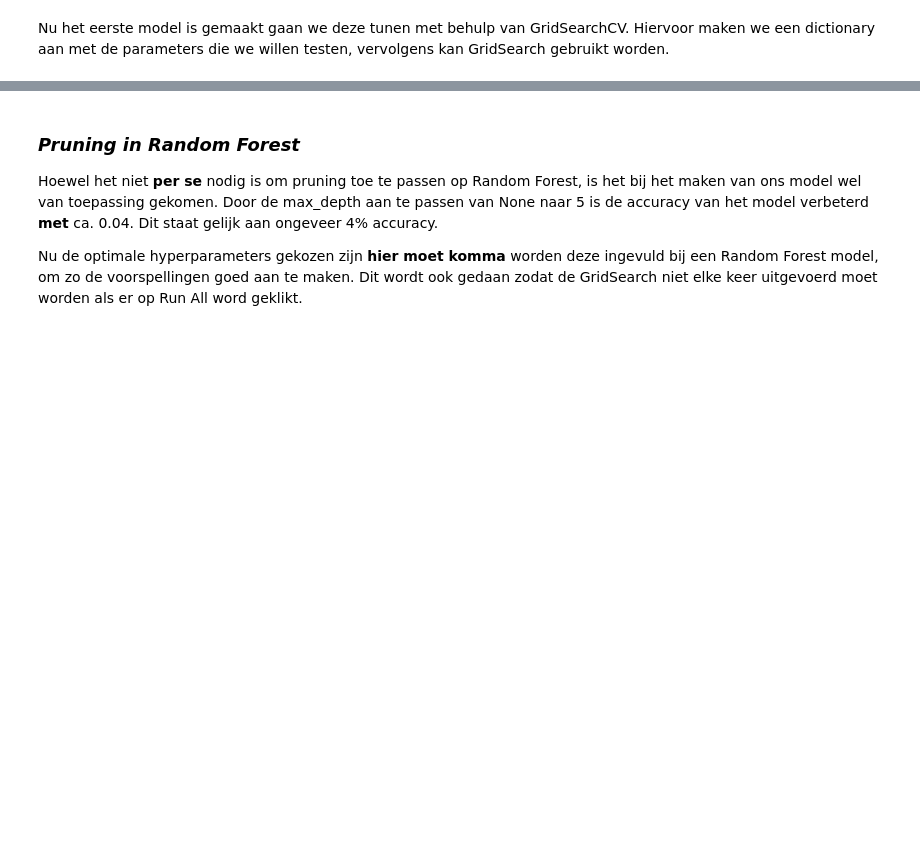
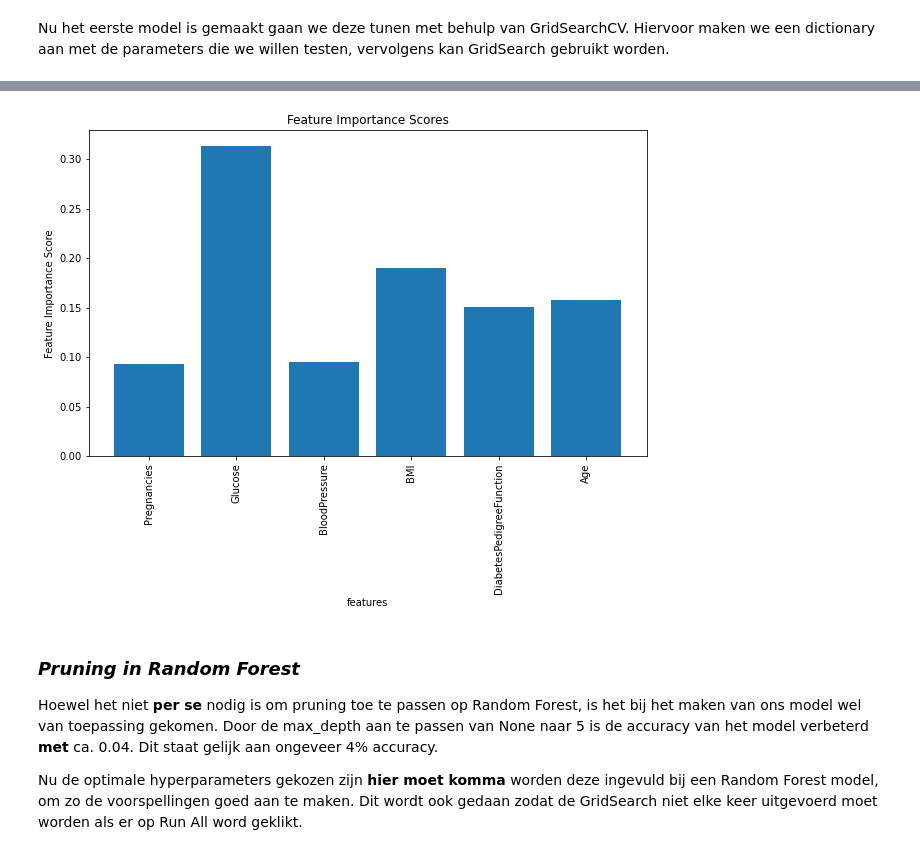
Before and after one commit to BJHeemskerk/MachineLearning, a Jupyter notebook: Goede_isa.ipynb, the cells around one changed output, grey strips where cells are left out. Drawn from its saved outputs; the diff is of its cells as text; code cells hidden in the pictures; blank space fills up the shorter version.

```diff
--- a/Goede_isa.ipynb
+++ b/Goede_isa.ipynb
@@ -782,3 +800,28 @@ KeyboardInterrupt
+# %%
+from sklearn.ensemble import RandomForestClassifier
+import matplotlib.pyplot as plt
+
+# Laad je gegevens en verdeel deze in functies (X) en doelvariabele (y)
+
+# Creëer en pas een Random Forest-model toe
+model = RandomForestClassifier()
+model.fit(X, y)
+
+feature_names = X.columns
+
+# Haal de Feature Importance Scores op
+feature_importances = model.feature_importances_
+
+# Visualiseer de scores
+plt.figure(figsize=(10, 6))
+plt.bar(range(len(feature_importances)), feature_importances, tick_label=feature_names)
+plt.xlabel('features')
+plt.ylabel('Feature Importance Score')
+plt.title('Feature Importance Scores')
+plt.xticks(rotation=90)
+plt.show()
+# %% [output]
+[figure, added]
 # %% [markdown]
 ### *Pruning in Random Forest*
 Hoewel het niet **per se** nodig is om pruning toe te passen op Random Forest, is het bij het maken van ons model wel van toepassing gekomen. Door de max_depth aan te passen van None naar 5 is de accuracy van het model verbeterd **met** ca. 0.04. Dit staat gelijk aan ongeveer 4% accuracy.
```
Also changed, not shown: parts of 9 cells of this notebook.
